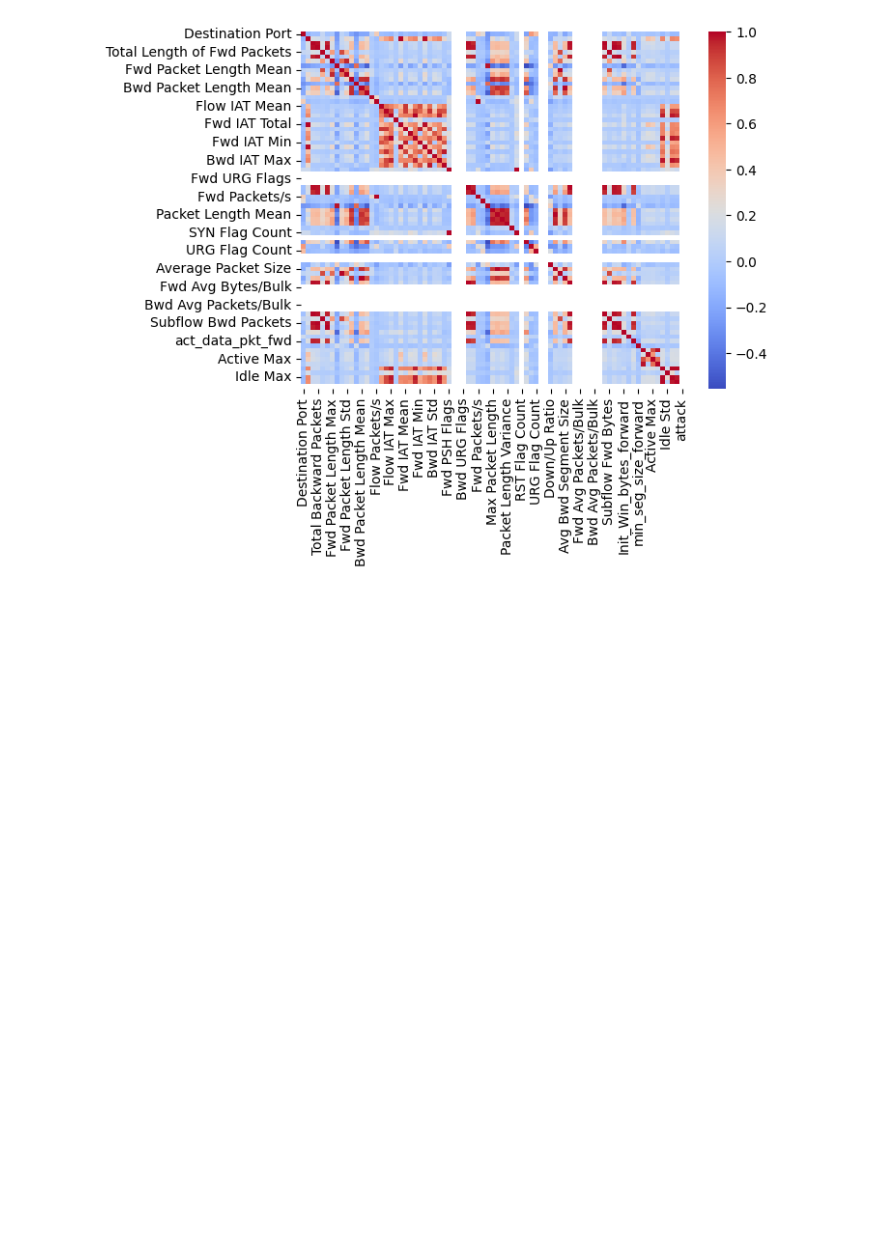
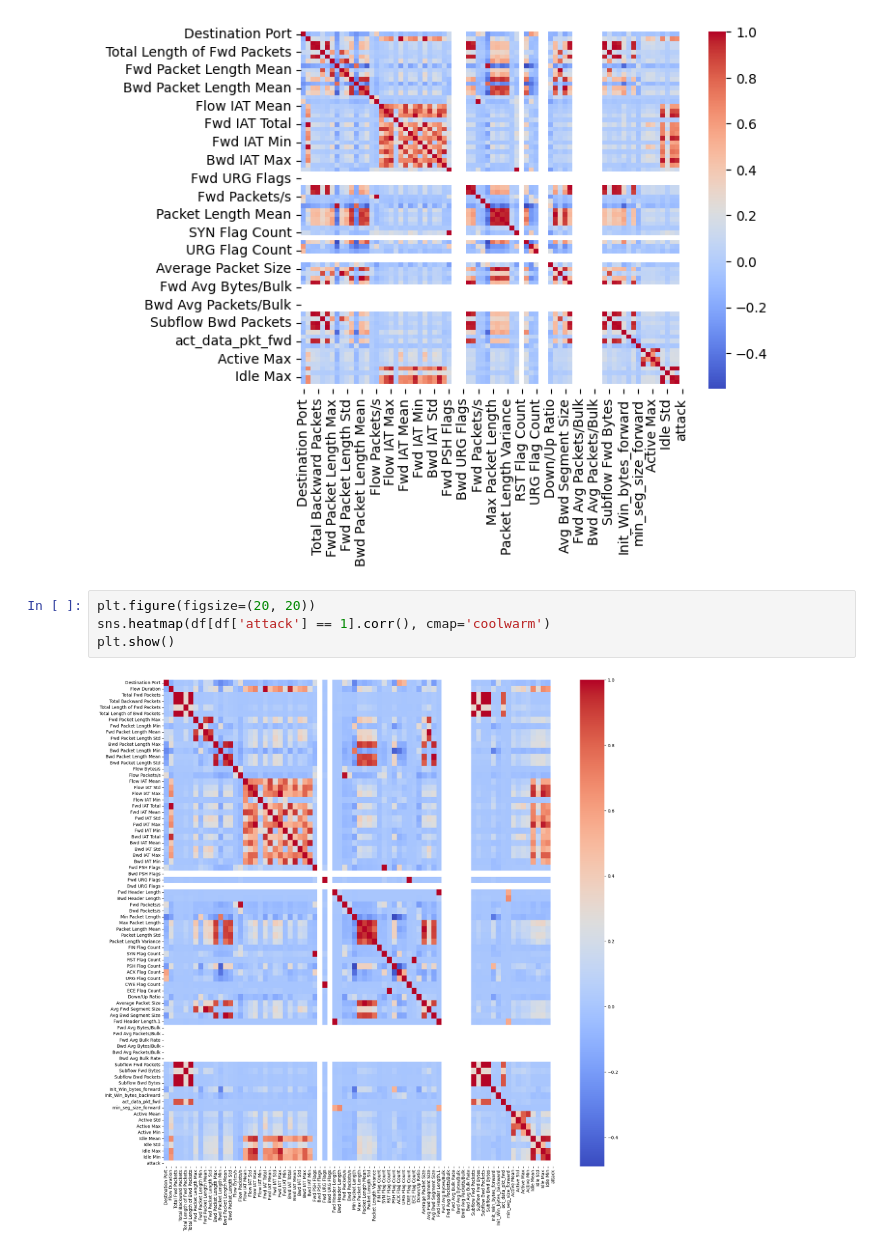
Before and after one commit to lidimant/Proyecto3, a Jupyter notebook: GoogleColab.ipynb, the cells around one changed output. Cells and saved outputs as stored; diff of their text form; blank space fills up the shorter version.

```diff
--- a/GoogleColab.ipynb
+++ b/GoogleColab.ipynb
@@ -231,3 +231,9 @@ sns.heatmap(df[:5000].corr(), cmap='coolwarm')
 plt.show()
 # %% [output]
 [figure]
+# %%
+plt.figure(figsize=(20, 20))
+sns.heatmap(df[df['attack'] == 1].corr(), cmap='coolwarm')
+plt.show()
+# %% [output]
+[figure, added]
```
Also changed, not shown: parts of 1 cell of this notebook.
